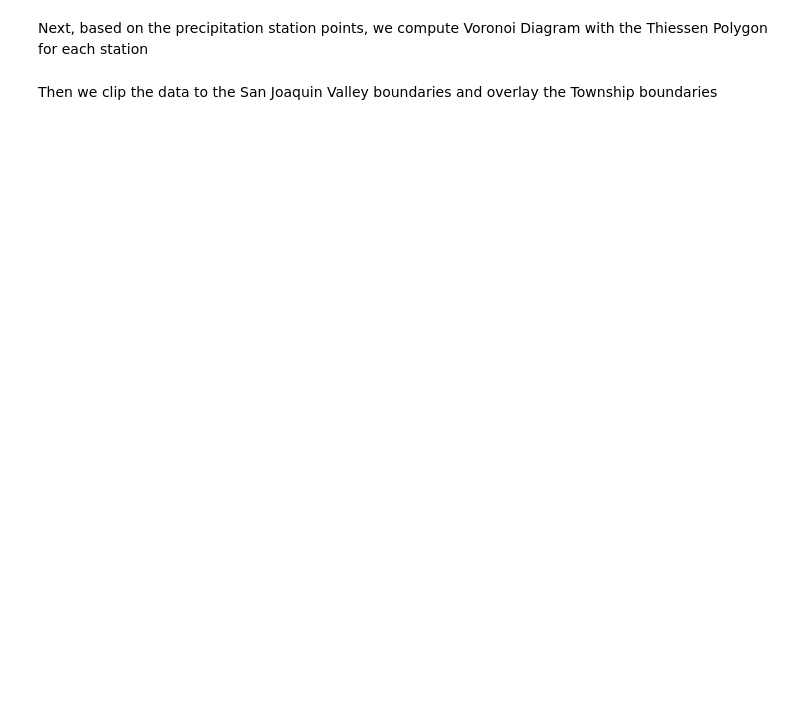
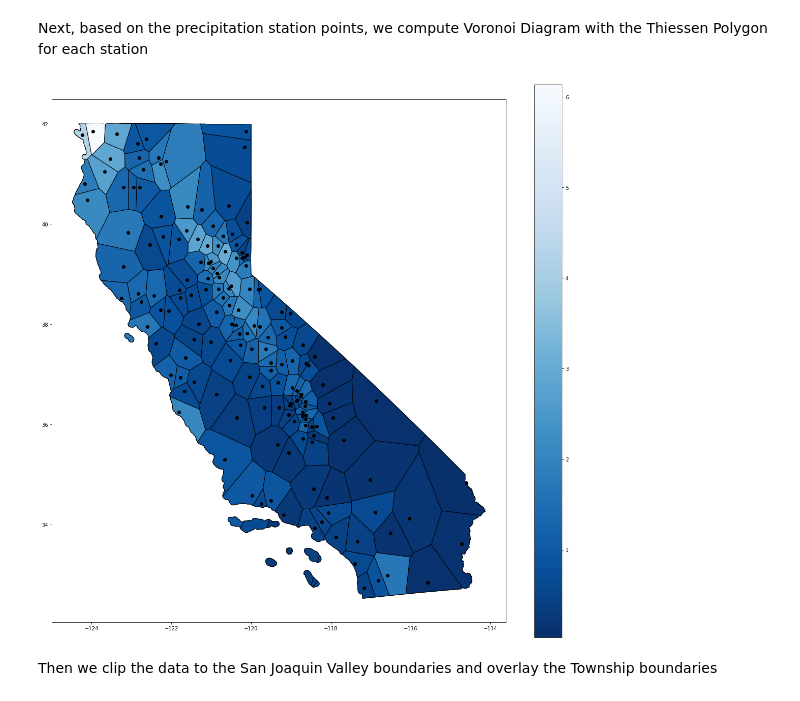
Before and after one commit to sjtalkar/milestone2_waterwells_deepnote, a Jupyter notebook: eda/precipitation.ipynb, the cells around one changed output. Drawn from its saved outputs; the diff is of its cells as text; code cells hidden in the pictures; blank space fills up the shorter version.

```diff
--- a/eda/precipitation.ipynb
+++ b/eda/precipitation.ipynb
@@ -49,12 +95,14 @@ Next, based on the precipitation station points, we compute Voronoi Diagram with
 # %%
 precipitation_dataset.compute_areas_from_points()
 # %%
-fig, ax = plt.subplots(figsize=(30,30))
+fig, ax = plt.subplots(figsize=(20,20))
 precipitation_dataset.map_df[precipitation_dataset.map_df["YEAR"]==2021].plot(ax=ax, column="AVERAGE_YEARLY_PRECIPITATION",
-                                                                              edgecolor='black', linewidth = 1, cmap="Blues", legend=True)
+                                                                              edgecolor='black', linewidth = 1, cmap="Blues_r", legend=True)
 precipitation_dataset.map_df[precipitation_dataset.map_df["YEAR"]==2021].points.plot(ax=ax, facecolor="black", edgecolor='black', linewidth = 1)
 precipitation_dataset.ca_boundaries.plot(ax=ax, facecolor="none", edgecolor='black', linewidth = 1, cmap=None, legend=None)
 plt.show()
+# %% [output]
+[figure, added]
 # %% [markdown]
 Then we clip the data to the San Joaquin Valley boundaries and overlay the Township boundaries
 # %%
```
Also changed, not shown: parts of 11 cells of this notebook, 9 other files.
